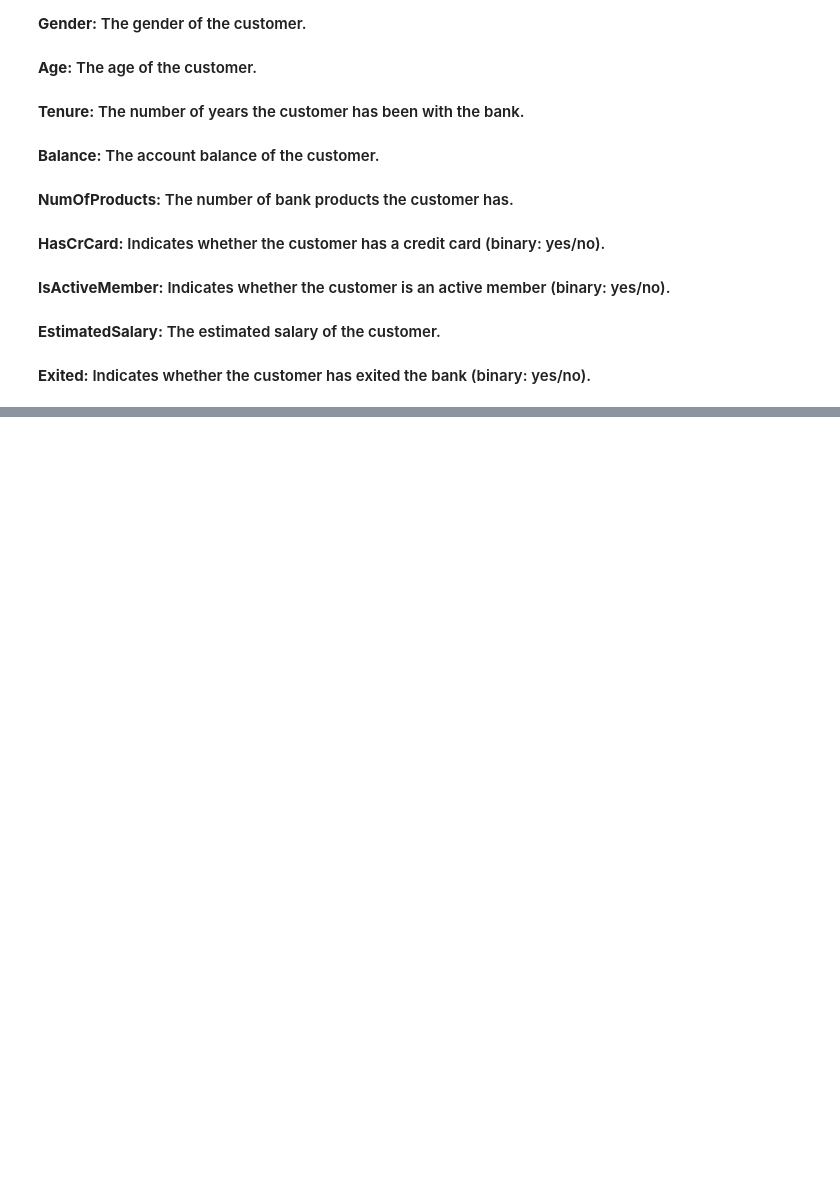
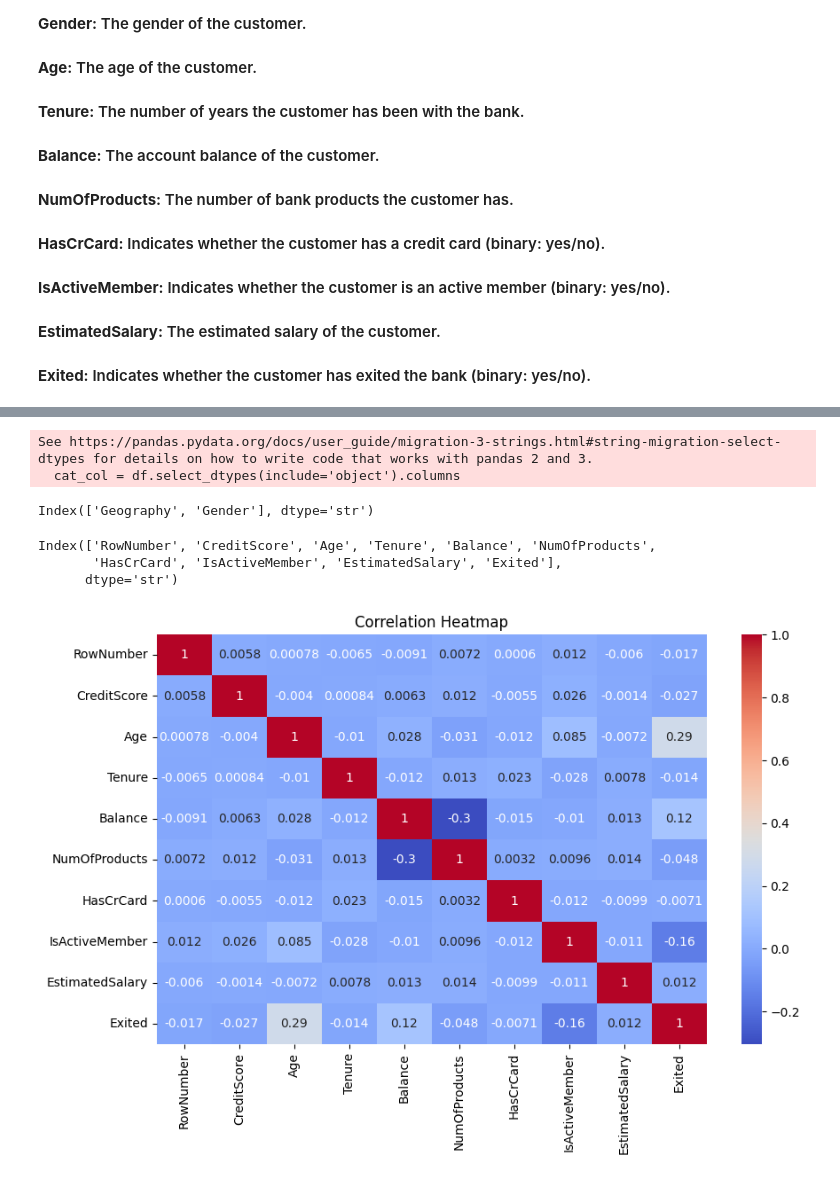
Before and after one commit to sonu-sahni/Customer_Churn_Prediction, a Jupyter notebook: coading_part/Churn_Bank.ipynb, the cells around one changed output, grey strips where cells are left out. Drawn from its saved outputs; the diff is of its cells as text; code cells hidden in the pictures; blank space fills up the shorter version.

```diff
--- a/coading_part/Churn_Bank.ipynb
+++ b/coading_part/Churn_Bank.ipynb
@@ -38,0 +125,23 @@ import seaborn as sns
+# %%
+cat_col = df.select_dtypes(include='object').columns
+cat_col
+# %% [output]
+See https://pandas.pydata.org/docs/user_guide/migration-3-strings.html#string-migration-select-dtypes for details on how to write code that works with pandas 2 and 3.
+  cat_col = df.select_dtypes(include='object').columns
+Index(['Geography', 'Gender'], dtype='str')
+# %%
+num_col = df.select_dtypes(include=['int64', 'float64']).columns
+num_col
+# %% [output]
+Index(['RowNumber', 'CreditScore', 'Age', 'Tenure', 'Balance', 'NumOfProducts',
+       'HasCrCard', 'IsActiveMember', 'EstimatedSalary', 'Exited'],
+      dtype='str')
+# %%
+plt.figure(figsize=(10,6))
+sns.heatmap(df[num_col].corr(), annot = True, cmap = 'coolwarm')
+plt.Arrow(0, 0, 1, 1, color='black', width=0.5)
+plt.title('Correlation Heatmap')
+plt.savefig(r'C:\Customer_churn_prediction\coading_part\data_visulzation\Bank_Correlation Heatmap.png')
+plt.show()
+# %% [output]
+[figure, added]
```
Also changed, not shown: parts of 17 cells of this notebook, 15 other files.
